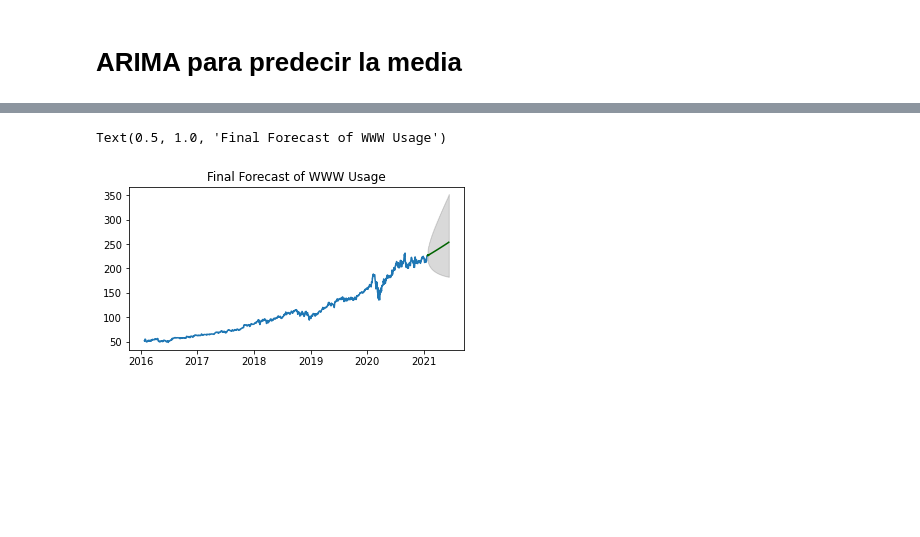
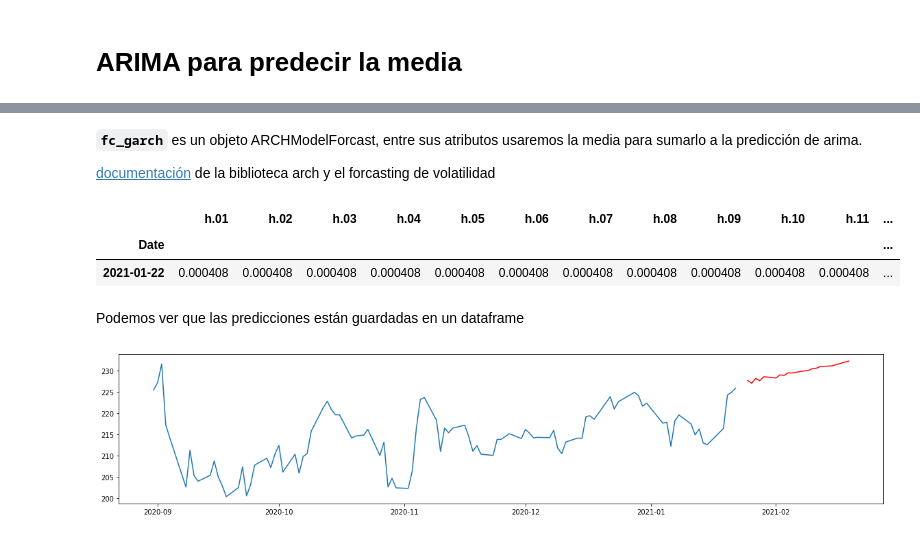
Before and after one commit to AnIsAsPe/Prediccion_de_Riesgo_python, a Jupyter notebook: notebooks/Predicción_de_riesgo.ipynb, the cells around one changed output, grey strips where cells are left out. Cells and saved outputs as stored; diff of their text form; code cells hidden in the pictures; blank space fills up the shorter version.

```diff
--- a/notebooks/Predicción_de_riesgo.ipynb
+++ b/notebooks/Predicción_de_riesgo.ipynb
@@ -401,7 +416,7 @@ Volatility Model
 Covariance estimator: robust
 # %%
 datos['volatilidad_condicional']=np.nan
-datos['volatilidad_condicional'][1:]=garch.conditional_volatility
+datos['volatilidad_condicional'][1:]=model_garch.conditional_volatility
 datos['volatilidad_condicional'].plot(figsize=(10,4), title='volatilidad condicional')
 # %% [output]
 <matplotlib.axes._subplots.AxesSubplot at 0x...>
@@ -513,5 +489,5 @@ DatetimeIndex(['2021-01-25', '2021-01-26', '2021-01-27', '2021-01-28',
 # %%
-n_periods = 100
+n_periods = 20
 fc_log, confint_log = model_arima.predict(n_periods=n_periods,  return_conf_int=True, alpha=0.1 )
 fc, confint = np.exp(fc_log), np.exp(confint_log)
 
@@ -523,12 +499,13 @@ lower_series = pd.Series(confint[:, 0],  index=ix_fc )
 upper_series = pd.Series(confint[:, 1],  index=ix_fc )
 
 # Plot
-plt.plot(datos['Precio'])
+plt.rc("figure", figsize=(7,4))
+plt.plot(datos['Precio'][-200:])
 plt.plot(fc_series, color='darkgreen')
 plt.fill_between(lower_series.index,
                  lower_series,
                  upper_series,
                  color='k', alpha=.15)
 
-plt.title("Final Forecast of WWW Usage")
+plt.title("Predicción del precio con ARIMA")
 # %% [output]
@@ -536,0 +514,3 @@ Text(0.5, 1.0, 'Final Forecast of WWW Usage')
+# %%
+fc_garch = model_garch.forecast(reindex=False, horizon=n_periods)
+fc_garch
@@ -537,24 +519,30 @@ Text(0.5, 1.0, 'Final Forecast of WWW Usage')
+# %% [markdown]
+**`fc_garch`** es un objeto ARCHModelForcast, entre sus atributos usaremos la media para sumarlo a la predicción de arima.
+
+[documentación](https://arch.readthedocs.io/en/latest/univariate/univariate_volatility_forecasting.html) de la biblioteca arch y el forcasting de volatilidad
+# %%
+fc_garch.mean
+# %% [output]
+|  | h.01 | h.02 | h.03 | h.04 | h.05 | h.06 | h.07 | h.08 | h.09 | h.10 | h.11 | ... |
+| Date |  |  |  |  |  |  |  |  |  |  |  | ... |
+| 2021-01-22 | 0.000408 | 0.000408 | 0.000408 | 0.000408 | 0.000408 | 0.000408 | 0.000408 | 0.000408 | 0.000408 | 0.000408 | 0.000408 | ... |
+# %% [markdown]
+Podemos ver que las predicciones están guardadas en un dataframe
+# %%
+fc_g =(fc_garch.mean).values[0]
 # %%
-n_periods = 100
-fc_log, confint_log = model_arima.predict(n_periods=n_periods,  return_conf_int=True, alpha=0.01 )
-fc, confint = np.exp(fc_log), np.exp(confint_log)
+n_periods = 20
+fc_log = model_arima.predict(n_periods=n_periods,  return_conf_int=False, alpha=0.1 )
+fc_total = np.exp(fc_log) + np.exp(fc_g)
 
 # Vamos a crear una serie para graficar más facilmente
 ix_fc = pd.date_range( start='23/1/2021', periods=n_periods, freq='B')
-fc_series = pd.Series(fc, ix_fc )
-
-lower_series = pd.Series(confint[:, 0],  index=ix_fc )
-upper_series = pd.Series(confint[:, 1],  index=ix_fc )
+fc_series = pd.Series(fc_total, ix_fc )
 
 # Plot
-plt.plot(datos['Precio'])
-plt.plot(fc_series, color='darkgreen')
-plt.fill_between(lower_series.index,
-                 lower_series,
-                 upper_series,
-                 color='k', alpha=.15)
-
-plt.title("Final Forecast of WWW Usage")
+plt.rc("figure", figsize=(20,4))
+plt.plot(datos['Precio'][-100:])
+plt.plot(fc_series, color='red')
+plt.show()
 # %% [output]
-Text(0.5, 1.0, 'Final Forecast of WWW Usage')
-[figure, old version]
+[figure, new version]
```
Also changed, not shown: parts of 19 cells of this notebook.
